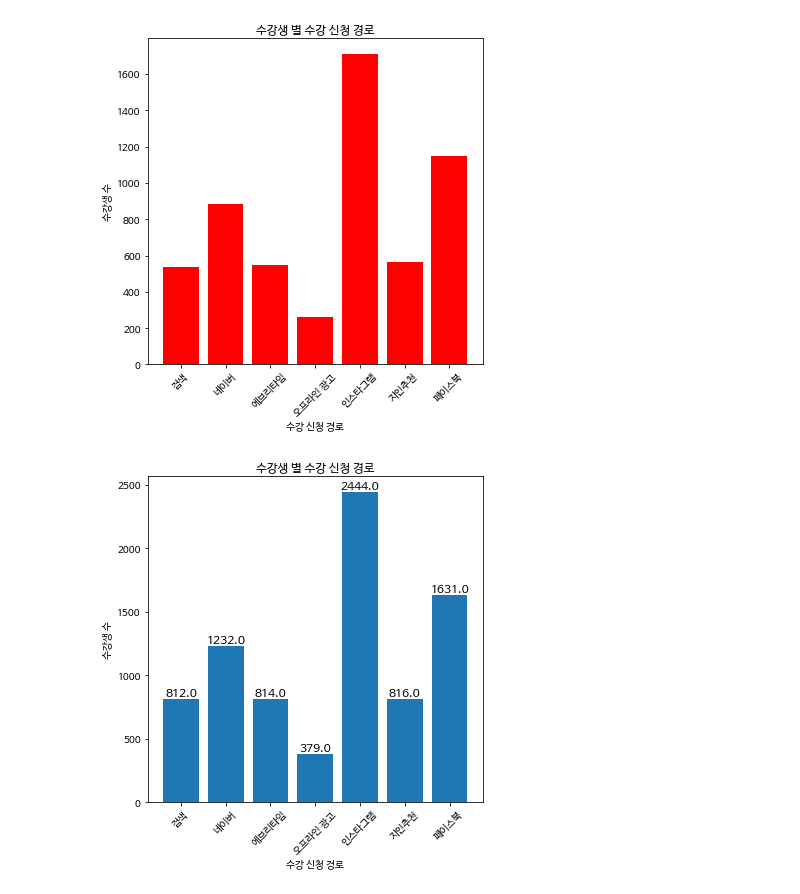
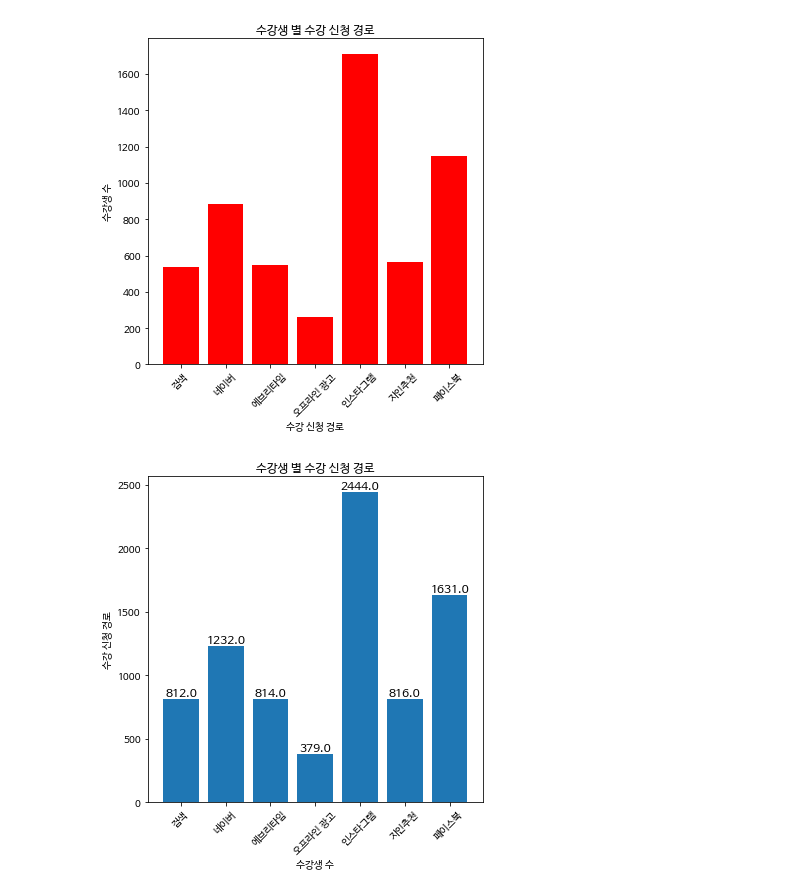
Before and after one commit to sensewake/Colab.ipynb, a Jupyter notebook: Colab4주차.ipynb, the cells around one changed output. Drawn from its saved outputs; the diff is of its cells as text; code cells hidden in the pictures.

```diff
--- a/Colab4주차.ipynb
+++ b/Colab4주차.ipynb
@@ -221,35 +221,37 @@ plt.figure(figsize=(6,6))
 #edgecolor = '원하는 색상', linewidth = 원하는 두께로 각 바의 테두리의 색상과 두께 변경이 가능 합니다!
 #plt.bar(access_media.index,access_media.values, color = ['gold', 'b', '#FF0000', 'green','orange','red','#000000'], alpha = 0.3,edgecolor = 'black', linewidth = 3)
 
 #width=원하는 두께로 그래프의 바 너비를 변경 할 수 있어요! 기본 값은 0.8입니다!
 #plt.bar(access_media.index,access_media.values, width=0.8)
 
 #fontsize="원하는 크기"로 폰트 사이즈를 조절 할수 있어요!
 plt.title('수강생 별 수강 신청 경로',fontsize=20)
 
 #그래프를 bar라는 변수에 넣고,
 bar = plt.bar(access_media.index,access_media.values)
+#가로막대그래프
+#bar = plt.barh(access_media.index,access_media.values, color="g")
 #for 반복문으로,
 for rect in bar:
-		#각 바의 세로길이 값을 구하고,
+	#각 바의 세로길이 값을 구하고,
     height = rect.get_height()
-		#bar의 가장 정 가운데 x 좌표 구하기 : get_x()로 x축의 가장 왼쪽 부분 + get_width의 절반 값
+	#bar의 가장 정 가운데 x 좌표 구하기 : get_x()로 x축의 가장 왼쪽 부분 + get_width의 절반 값
     plt.text(rect.get_x() + rect.get_width()/2.0, height, '%.1f' % height, ha='center', va='bottom', size = 12)
 
 
 #그래프의 제목
 plt.title('수강생 별 수강 신청 경로')
 
 #그래프의 x축 라벨 이름
-plt.xlabel('수강 신청 경로')
+plt.xlabel('수강생 수')
 
 #그래프의 y축 라벨 이름
-plt.ylabel('수강생 수')
+plt.ylabel('수강 신청 경로')
 
 #x축 눈금의 글씨를 45도 회전
 plt.xticks(rotation=45)
 
 #그래프를 화면에 나타나도록 합니다.
 plt.show()
 # %% [output]
-[figure, old version]
+[figure, new version]
```
Also changed, not shown: parts of 1 cell of this notebook.
